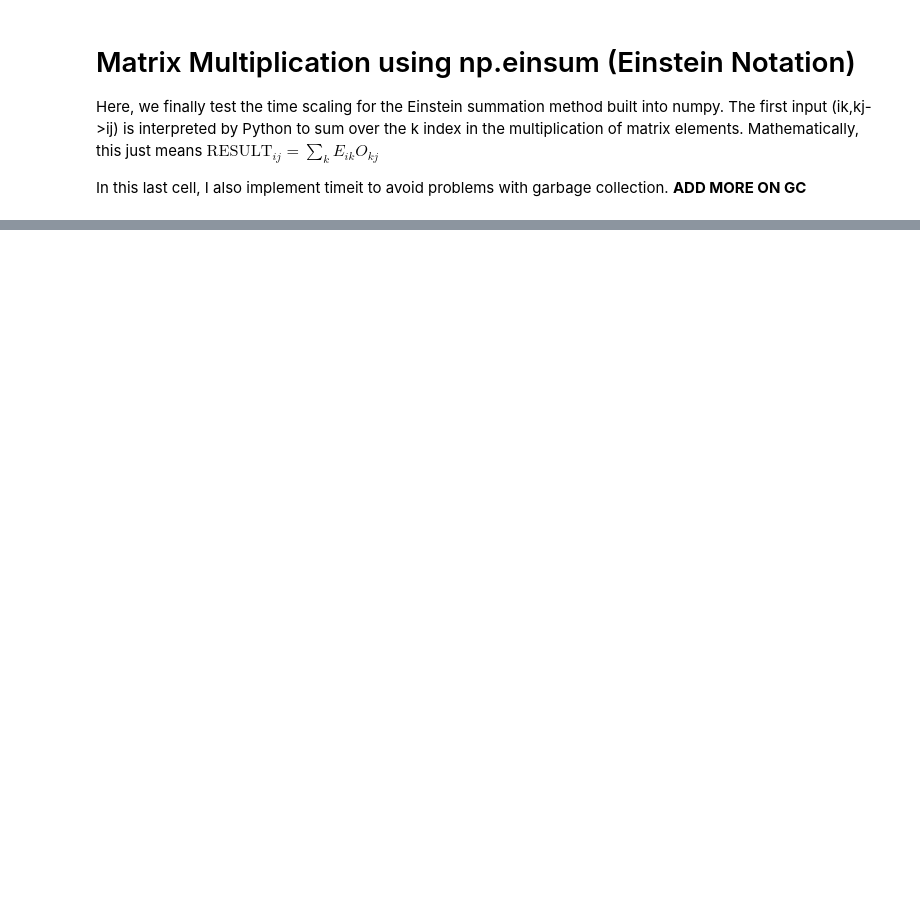
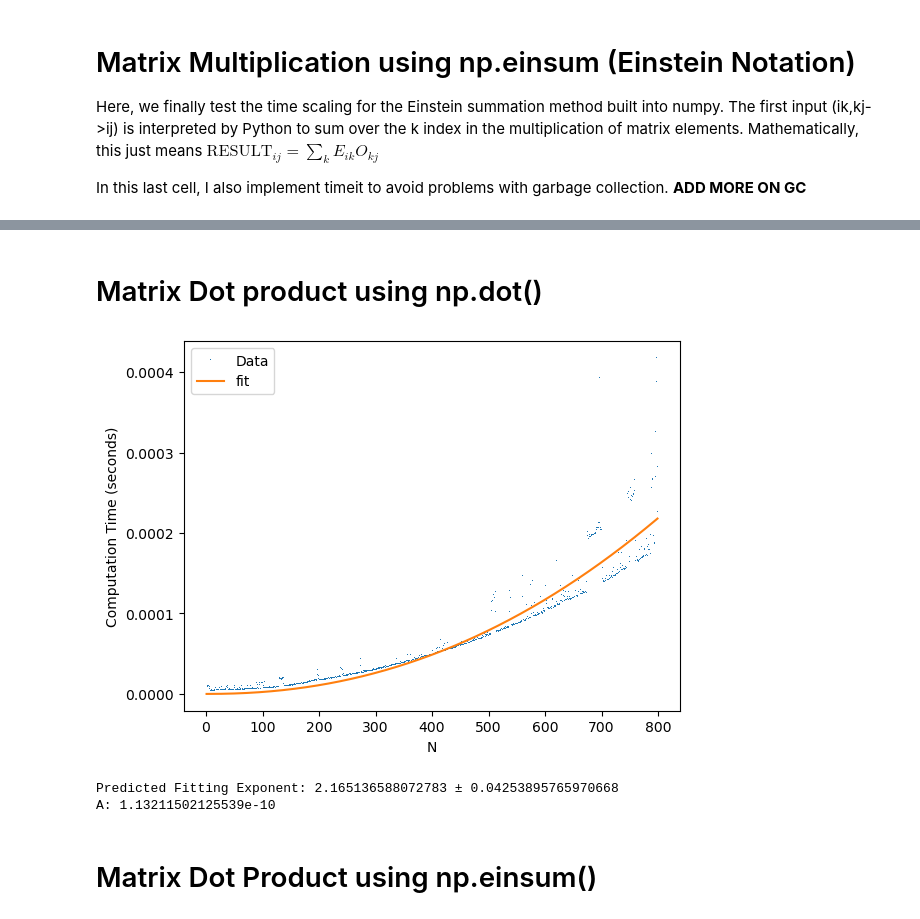
Before and after one commit to ubsuny/CP1-24-HW2, a Jupyter notebook: Calculation Time for Matrix Multiplication.ipynb, the cells around one changed output, grey strips where cells are left out. Saved outputs shown, nothing was run; the diff lists cells and outputs as text; code cells hidden in the pictures; blank space fills up the shorter version.

Commit message:
Implemented Dot Product using the built in numpy functions

```diff
--- a/Calculation Time for Matrix Multiplication.ipynb
+++ b/Calculation Time for Matrix Multiplication.ipynb
@@ -293,0 +377,75 @@ A: 7.159329871961111e-10
+# %% [markdown]
+# Matrix Dot product using np.dot()
+# %%
+#Set the maximum matrix size
+N = 800
+
+#Empty list to store computation times
+t_N = []
+
+#Function to generate even and odd matrices
+def generate_matrices(n):
+    # Create an array with even numbers from 0 to 2*n^2-2
+    E = np.arange(0, 2*n**2, 2).reshape(n, n) #makes an array ranging from 0 to 2n^2 in steps of 2, then reshapes into n rows on length n, making an nxn matrix.
+
+    # Create an array with odd numbers from 1 to 2*n**2-1
+    O = np.arange(1, 2*n**2 + 1, 2).reshape(n, n)
+
+    return E, O
+
+#Loop through matrix sizes from 1 to N
+for n in range(1, N):
+    E, O = generate_matrices(n)
+
+    #Start time before performing matrix multiplication
+    #start_time = time.time()
+
+    #Perform matrix multiplication
+    #res = np.trace(np.dot(E.T, O))
+
+    #End time after performing matrix multiplication
+    #end_time = time.time()
+
+    #Calculate the time it took to perform the multiplication
+    #t_n = end_time - start_time
+
+    #Using timeit to avoid Garbage Collection
+    t_n = timeit.timeit(lambda: np.trace(np.dot(E.T, 0)), number=50) / 50  # Averaging over 50 runs
+
+    #Append the calculation time to the list
+    t_N.append(t_n)
+
+#Convert the matrix sizes and times to numpy arrays
+N_values = np.arange(1, N)
+t_N = np.array(t_N)
+
+#Define the fitting function (Power Law: t(N) = A * N^p)
+def fit(N, p, A):
+    return A * N**p
+
+#Perform curve fitting
+parameters, covariance = opt.curve_fit(fit, N_values, t_N, p0=[4, 10**-5], maxfev=10000)
+perr = np.sqrt(np.diag(covariance))
+
+#Generate fitted values for plotting
+fitted_t_N = fit(N_values, *parameters)
+
+#Plot the original data
+plt.plot(N_values, t_N, ',', label='Data', markersize=2)
+
+# Plot the fitted curve
+plt.plot(N_values, fitted_t_N, label='fit', zorder=10)
+plt.xlabel('N')
+plt.ylabel('Computation Time (seconds)')
+plt.legend()
+plt.show()
+
+#Print the fitting exponent and coefficient
+print('Predicted Fitting Exponent: ' + str(parameters[0])+ ' ± ' + str(perr[0]))
+print('A: ' + str(parameters[1]))
+# %% [output]
+[figure, added]
+Predicted Fitting Exponent: 2.165136588072783 ± 0.04253895765970668
+A: 1.13211502125539e-10
+# %% [markdown]
+# Matrix Dot Product using np.einsum()
```
Also changed, not shown: parts of 6 cells of this notebook.
